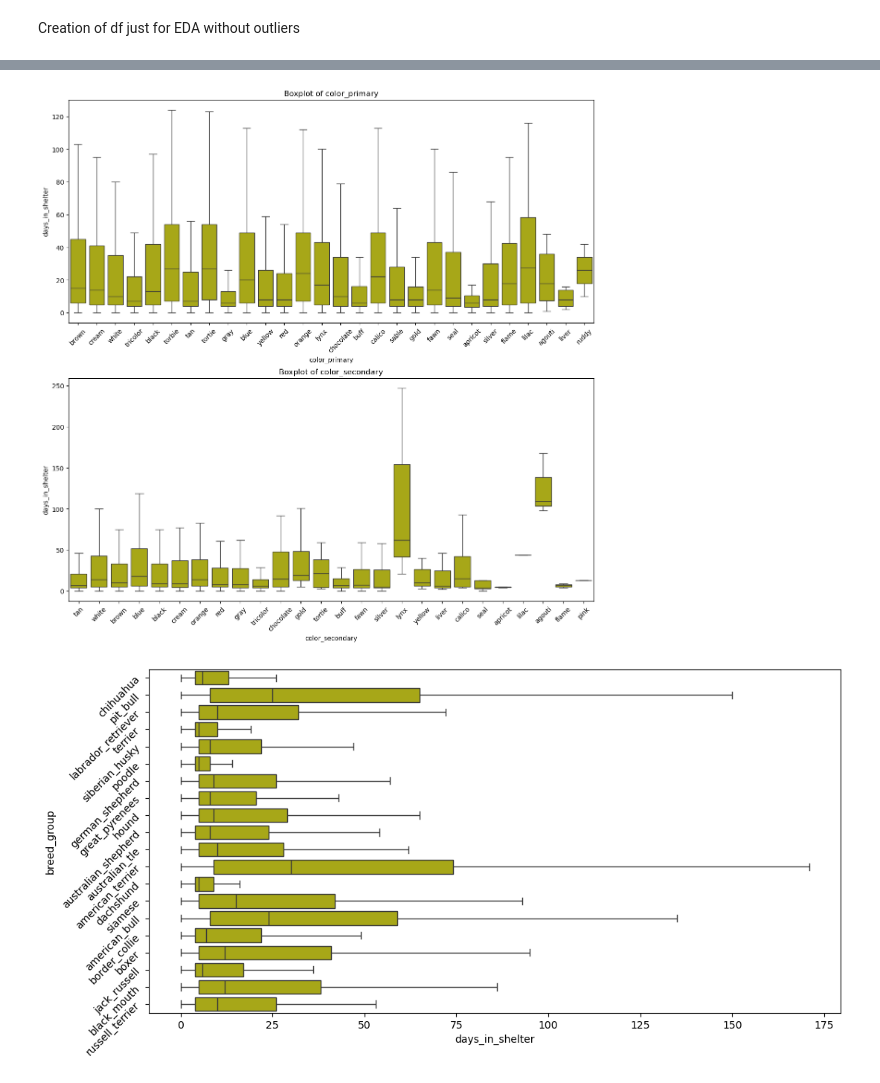
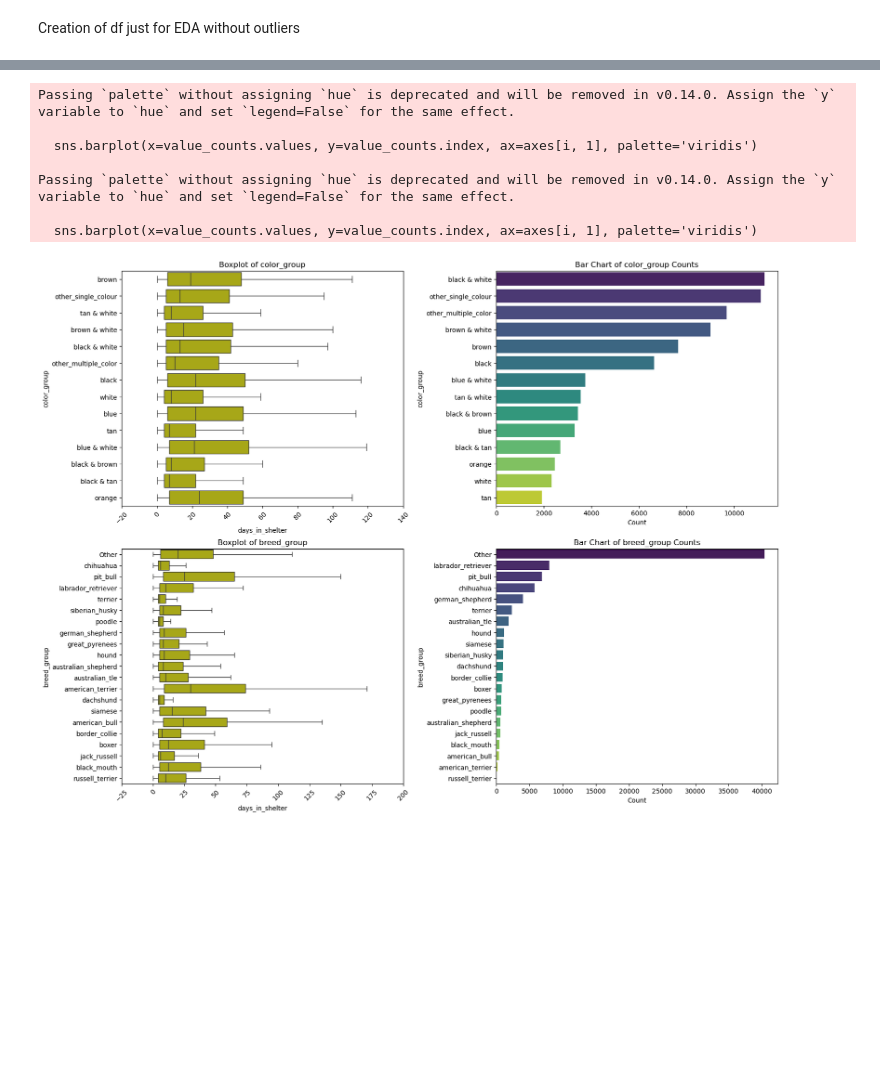
Before and after one commit to irenebustos/machine_learning_zoomcamp, a Jupyter notebook: Mid_term_project/time_to_addoption.ipynb, the cells around one changed output, grey strips where cells are left out. Drawn from its saved outputs; the diff is of its cells as text; code cells hidden in the pictures; blank space fills up the shorter version.

```diff
--- a/Mid_term_project/time_to_addoption.ipynb
+++ b/Mid_term_project/time_to_addoption.ipynb
@@ -398,2 +424,5 @@ Name: count, dtype: int64
 # %%
 df['breed_group'] = df['breed_group1'].fillna(df['breed_group2'])
+
+# assign the breed_group to other if it is still null
+df['breed_group'] = df['breed_group'].fillna('Other')
@@ -445,16 +430,0 @@ df.head().T
-# %%
-# Split the 'color' column into individual components separated by '/'
-color_combinations = df['color'].str.split('/')
-
-# Extract the first word of each component
-split_colors = color_combinations.apply(lambda x: [part.split()[0] for part in x] if isinstance(x, list) else [])
-
-# # Add new columns for each color component
-df['color_primary'] = split_colors.apply(lambda x: x[0] if len(x) > 0 else None)  # First color
-df['color_secondary'] = split_colors.apply(lambda x: x[1] if len(x) > 1 else None)  # Second color
-
-# # Display the updated DataFrame
-print(df[['color', 'color_primary', 'color_secondary']])
-
-# count the number of colors in colorcolumn by using the amount of / +1
-df['color_count'] = df['color'].str.count('/') + 1
@@ -555,30 +660,38 @@ plt.show()
 # %%
-categories_graph = [ 'color_primary', 'color_secondary']
+import seaborn as sns
+import matplotlib.pyplot as plt
 
-n_cols = 1
-n_rows = -(-len(categories_graph) // n_cols)  # Ceiling division to determine rows
-fig, axes = plt.subplots(n_rows, n_cols, figsize=(12, n_rows * 6), constrained_layout=True)
+categories_graph = ['color_group', 'breed_group']
 
-axes = axes.flatten()
+# Adjust grid dimensions for two graphs per category
+n_cols = 2  # Two plots per category (boxplot and bar chart)
+n_rows = len(categories_graph)  # One row per category
+fig, axes = plt.subplots(n_rows, n_cols, figsize=(16, n_rows * 6), constrained_layout=True)
+
+# Flatten axes for iteration
+axes = axes.reshape(-1, n_cols) if len(categories_graph) > 1 else [axes]
 
 for i, column in enumerate(categories_graph):
-    sns.boxplot(x=column, y="days_in_shelter", data=df_eda, showfliers=False, color='y', ax=axes[i])
-    axes[i].set_xticks(axes[i].get_xticks())  # Ensure correct ticks
-    axes[i].tick_params(axis='x', rotation=45)  # Rotate x-axis labels
-    axes[i].set_title(f'Boxplot of {column}')
+    # Boxplot
+    sns.boxplot(x="days_in_shelter", y=column, data=df_eda, showfliers=False, color='y', ax=axes[i, 0])
+    axes[i, 0].set_xticks(axes[i, 0].get_xticks())  # Ensure correct ticks
+    axes[i, 0].tick_params(axis='x', rotation=45)  # Rotate x-axis labels
+    axes[i, 0].set_title(f'Boxplot of {column}')
 
-for j in range(i + 1, len(axes)):
-    axes[j].axis('off')
+    # Bar chart for value counts
+    value_counts = df_eda[column].value_counts()
+    sns.barplot(x=value_counts.values, y=value_counts.index, ax=axes[i, 1], palette='viridis')
+    axes[i, 1].set_title(f'Bar Chart of {column} Counts')
+    axes[i, 1].set_xlabel('Count')
+    axes[i, 1].set_ylabel(column)
 
 plt.show()
 # %% [output]
+Passing `palette` without assigning `hue` is deprecated and will be removed in v0.14.0. Assign the `y` variable to `hue` and set `legend=False` for the same effect.
+
+  sns.barplot(x=value_counts.values, y=value_counts.index, ax=axes[i, 1], palette='viridis')
+
+Passing `palette` without assigning `hue` is deprecated and will be removed in v0.14.0. Assign the `y` variable to `hue` and set `legend=False` for the same effect.
+
+  sns.barplot(x=value_counts.values, y=value_counts.index, ax=axes[i, 1], palette='viridis')
-[figure, old version]
+[figure, new version]
-# %%
-fig, ax = plt.subplots(figsize=(12, 6))
-ax = sns.boxplot(y='breed_group', x="days_in_shelter", data=df_eda, showfliers=False, color='y')
-
-# Rotate the y-axis labels if necessary (optional)
-plt.yticks(rotation=45)
-plt.show()
-# %% [output]
-[figure, removed]
```
Also changed, not shown: parts of 138 cells of this notebook, 6 other files.
